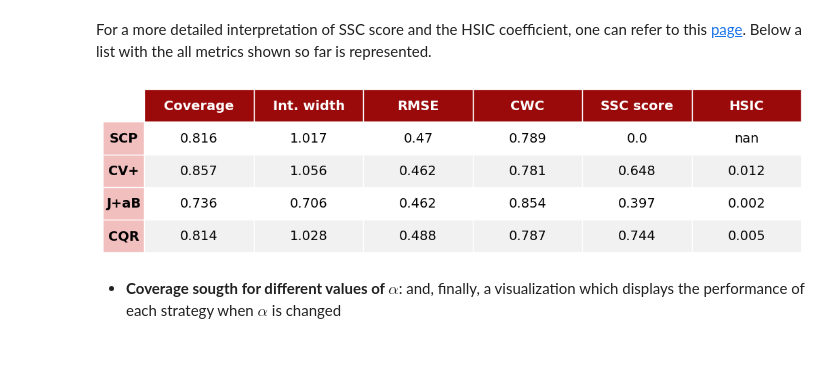
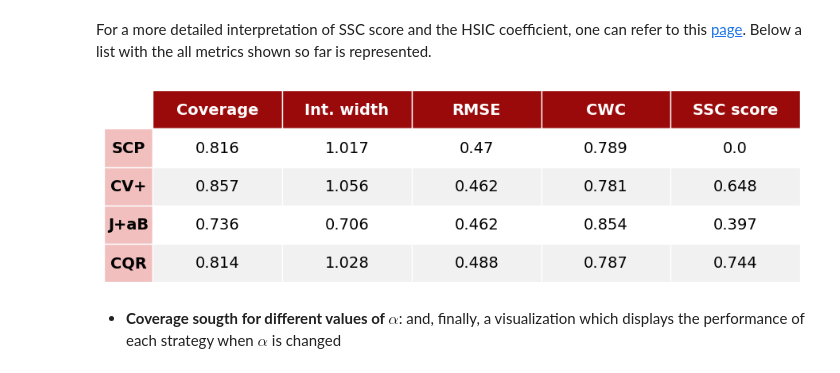
Before and after one commit to gcastro-98/conformal-prediction, a Jupyter notebook: regression.ipynb, the cells around one changed output. Saved outputs shown, nothing was run; the diff lists cells and outputs as text; code cells hidden in the pictures.

Commit message:
Minor fixes. Just it lacks to debug timeseries problem with change point.

```diff
--- a/regression.ipynb
+++ b/regression.ipynb
@@ -64,7 +66,7 @@ strategies_params = {
 We first define perform a random search to find out which are the best hyperparameters:
 - **Note:** it may take a while.
 # %%
-hyperparameters_serialization_file: str = "output/lgbm-hyperparameters.json"
+hyperparameters_serialization_file: str = "output/regression/lgbm-hyperparameters.json"
 
 if os.path.isfile(hyperparameters_serialization_file):
     logger.info("Retrieving best hyperparameters from local file")
@@ -263,12 +280,13 @@ For a more detailed interpretation of SSC score and the HSIC coefficient, one ca
 # %%
 metrics_df = visualize.dicts_to_dataframe(
     {'Coverage': coverages, 'Int. width': widths,
      'RMSE': rmse, 'CWC': cwc,
      'SSC score': cond_coverages,
-     'HSIC': hsic_coefficients})
+     # 'HSIC': hsic_coefficients,
+     })
 
-visualize.dataframe_to_png(metrics_df, 'output/metrics-table-regression-problem.png')
+visualize.dataframe_to_png(metrics_df, 'output/regression/metrics-table-regression-problem.png')
 # %% [output]
-[figure, old version]
+[figure, new version]
 # %% [markdown]
 - **Coverage sougth for different values of $\alpha$**: and, finally, a visualization which displays the performance of each strategy when $\alpha$ is changed
```
Also changed, not shown: parts of 10 cells of this notebook, 6 other files.
